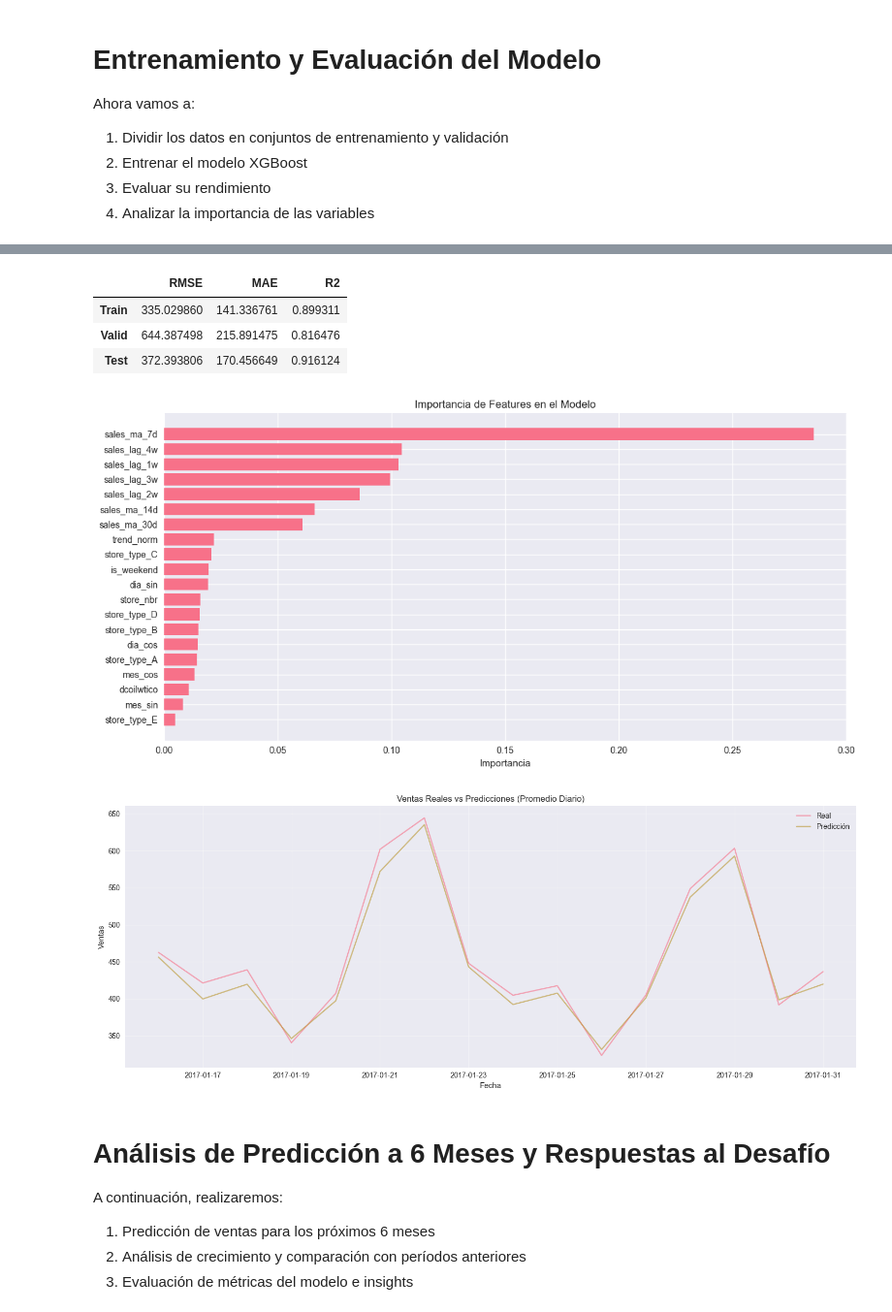
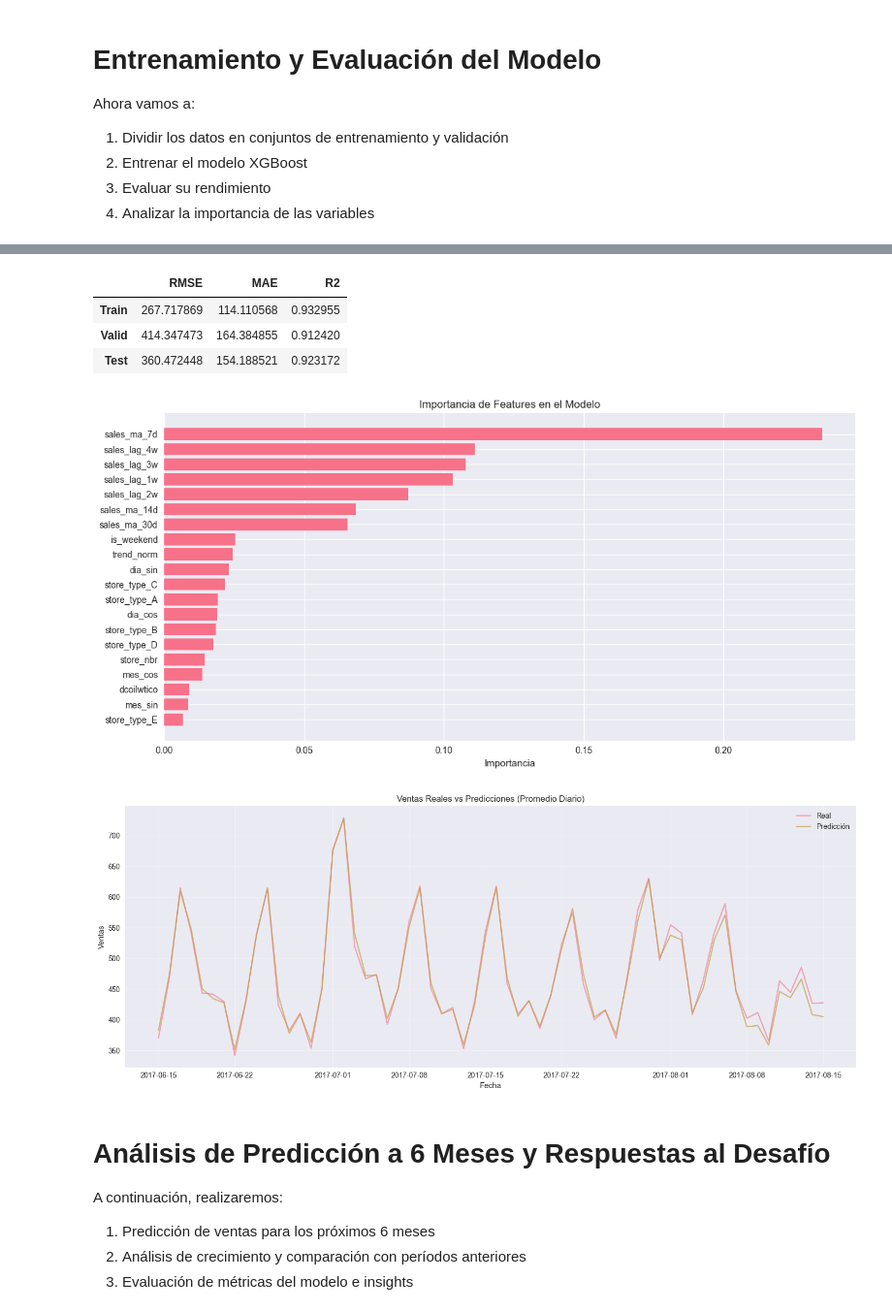
Before and after one commit to Ruth1982/Desaf-o-Carozzi, a Jupyter notebook: Desafío_Carozzi.ipynb, the cells around one changed output, grey strips where cells are left out. Shown at 97% size. Saved outputs shown, nothing was run; the diff lists cells and outputs as text; code cells hidden in the pictures.

```diff
--- a/Desafío_Carozzi.ipynb
+++ b/Desafío_Carozzi.ipynb
@@ -600,10 +600,10 @@ def split_por_fechas(df, fecha_valid_inicio, fecha_valid_fin, fecha_test_inicio,
 print("Dividiendo los datos...")
 train, valid, test = split_por_fechas(
     df=df_model,
-    fecha_valid_inicio='2017-01-01',
-    fecha_valid_fin='2017-01-15',
-    fecha_test_inicio='2017-01-16',
-    fecha_test_fin='2017-01-31'
+    fecha_valid_inicio='2016-11-01',
+    fecha_valid_fin='2017-06-14',
+    fecha_test_inicio='2017-06-15',
+    fecha_test_fin='2017-08-15'
 )
 
 print("\nTamaño de los conjuntos:")
@@ -623,7 +623,7 @@ y_test = test['sales']
 print("\nEntrenando modelo XGBoost...")
 model = xgb.XGBRegressor(
     max_depth=7,
-    n_estimators=500,
+    n_estimators=1000,
     learning_rate=0.01,
     subsample=0.8,
     colsample_bytree=0.8,
@@ -708,13 +708,13 @@ Test:  28,512 registros (2017-01-16 00:00:00 a 2017-01-31 00:00:00)
 
 Resultados del modelo:
 
 Resultados del modelo:
 |  | RMSE | MAE | R2 |
-| Train | 335.029860 | 141.336761 | 0.899311 |
-| Valid | 644.387498 | 215.891475 | 0.816476 |
-| Test | 372.393806 | 170.456649 | 0.916124 |
+| Train | 267.717869 | 114.110568 | 0.932955 |
+| Valid | 414.347473 | 164.384855 | 0.912420 |
+| Test | 360.472448 | 154.188521 | 0.923172 |
-[figure, old version]
+[figure, new version]
-[figure, old version]
+[figure, new version]
 # %% [markdown]
 # Análisis de Predicción a 6 Meses y Respuestas al Desafío
 
```
Also changed, not shown: parts of 3 cells of this notebook, 1 other file.
